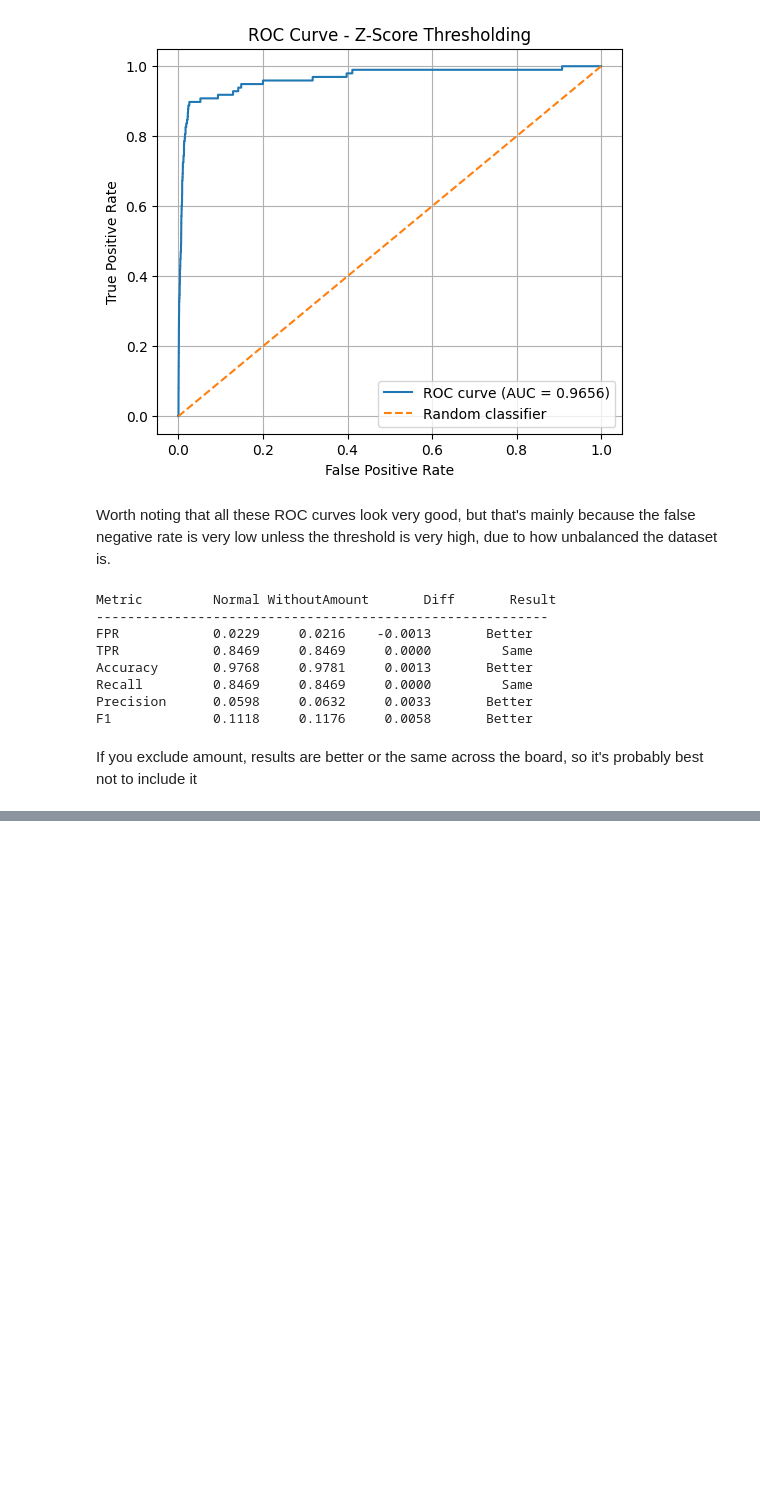
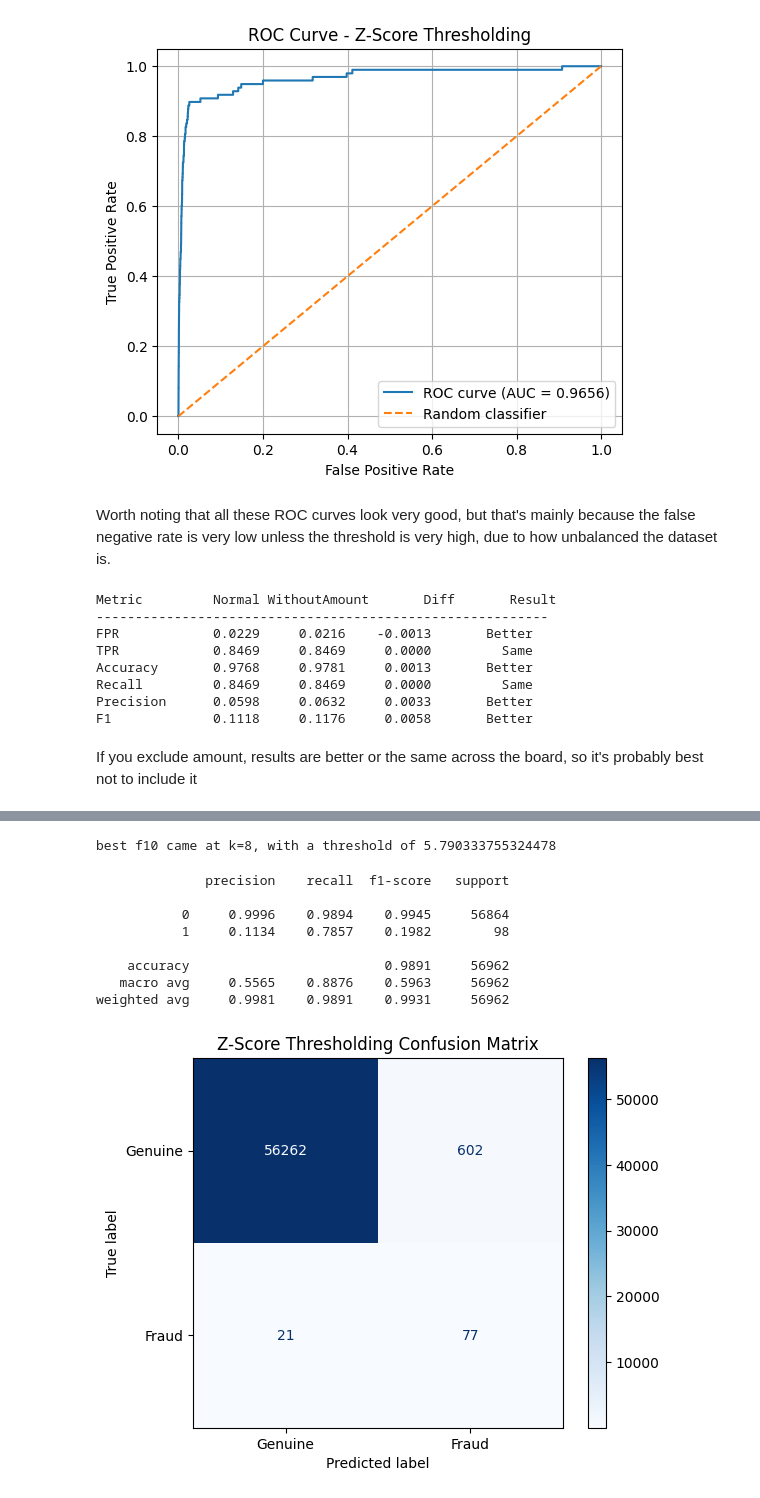
Before and after one commit to MatthewMaurier/442FinalProj, a Jupyter notebook: loganomaly.ipynb, the cells around one changed output, grey strips where cells are left out. Cells and saved outputs as stored; diff of their text form; code cells hidden in the pictures; blank space fills up the shorter version.

```diff
--- a/loganomaly.ipynb
+++ b/loganomaly.ipynb
@@ -431,0 +628,34 @@ If you exclude amount, results are better or the same across the board, so it's
+# %%
+best_k = np.argmax(f10s)+1
+print(f"best f10 came at k={best_k}, with a threshold of {best_thresholds[np.argmax(f10s)]}")
+# %% [output]
+best f10 came at k=8, with a threshold of 5.790333755324478
+# %%
+knn = NearestNeighbors(n_neighbors=best_k, metric="euclidean")
+knn.fit(X_train_normal)
+val_distances, _ = knn.kneighbors(X_val_scaled)
+test_distances, _ = knn.kneighbors(X_test_scaled)
+
+val_scores = val_distances[:, -1]   # kth neighbor distance
+test_scores = test_distances[:, -1]
+# %%
+y_test_pred = (test_scores > best_threshold).astype(int)
+
+print(classification_report(y_test, y_test_pred, digits=4, zero_division=0))
+
+cm = confusion_matrix(y_test, y_test_pred)
+disp = ConfusionMatrixDisplay(confusion_matrix=cm, display_labels=["Genuine", "Fraud"])
+
+disp.plot(cmap="Blues", values_format="d")
+plt.title("Z-Score Thresholding Confusion Matrix")
+plt.show()
+# %% [output]
+              precision    recall  f1-score   support
+
+           0     0.9996    0.9894    0.9945     56864
+           1     0.1134    0.7857    0.1982        98
+
+    accuracy                         0.9891     56962
+   macro avg     0.5565    0.8876    0.5963     56962
+weighted avg     0.9981    0.9891    0.9931     56962
+[figure, added]
```
Also changed, not shown: parts of 20 cells of this notebook.
